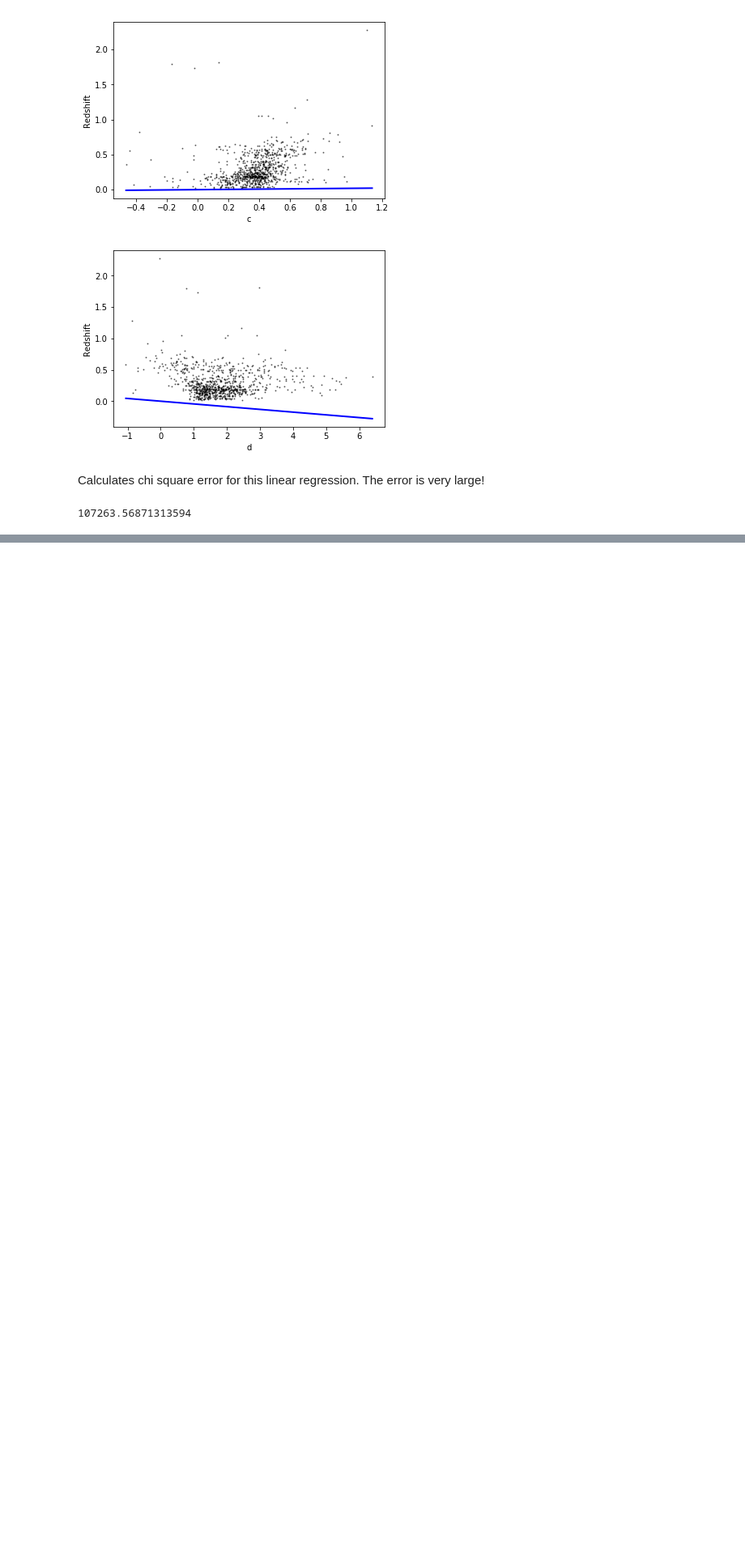
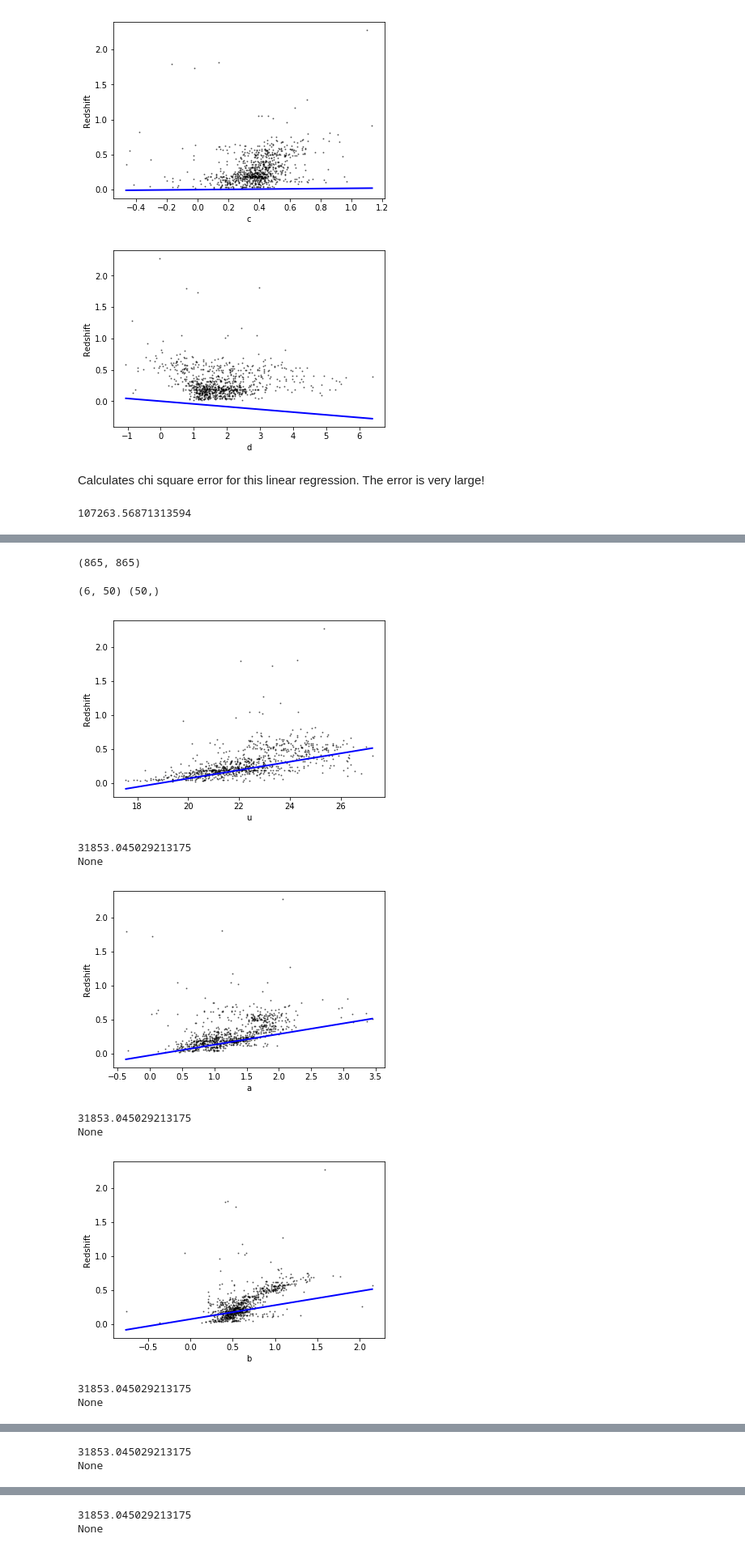
Before and after one commit to marin-hyatt/redshift_data_project, a Jupyter notebook: Marin Hyatt Improved Machine Learning -- Magnitude Differences.ipynb, the cells around one changed output, grey strips where cells are left out. Shown at 81% size. Cells and saved outputs as stored; diff of their text form; code cells hidden in the pictures; blank space fills up the shorter version.

```diff
--- a/Marin Hyatt Improved Machine Learning -- Magnitude Differences.ipynb
+++ b/Marin Hyatt Improved Machine Learning -- Magnitude Differences.ipynb
@@ -188,0 +191,4 @@ chi_square_error(y, dumb_linreg(x_oops, reg.coef_[i], reg.intercept_))
+# %%
+A = np.hstack([x, np.array([np.ones(len(x))]).T]).T
+a = A.T
+result = np.linalg.lstsq(a, y)
@@ -188,0 +198,6 @@ chi_square_error(y, dumb_linreg(x_oops, reg.coef_[i], reg.intercept_))
+# %%
+coefficients = result[0]
+print(coefficients)
+intercepts = result[0][0]
+print(intercepts)
+print(np.shape(coefficients), np.shape(x))
@@ -188,0 +208,5 @@ chi_square_error(y, dumb_linreg(x_oops, reg.coef_[i], reg.intercept_))
+# %%
+a = A
+np_x_for_plotting_list = np.array([x_for_plotting(a, 0), x_for_plotting(a, 1), x_for_plotting(a, 2), \
+                          x_for_plotting(a, 3), x_for_plotting(a, 4)])
+np_x_for_graph = np.hstack([np_x_for_plotting_list.T, np.array([np.ones(len(np_x_for_plotting_list.T))]).T])
@@ -188,0 +222,3 @@ chi_square_error(y, dumb_linreg(x_oops, reg.coef_[i], reg.intercept_))
+# %%
+y_for_graph = np.dot(coefficients, np_x_for_graph.T)
+print(np.shape(np_x_for_graph.T), np.shape(coefficients))
@@ -188,0 +227,32 @@ chi_square_error(y, dumb_linreg(x_oops, reg.coef_[i], reg.intercept_))
+# %%
+len(y), len(np.dot(coefficients, A))
+# %% [output]
+(865, 865)
+# %%
+print(np.shape(np_x_for_graph.T), np.shape(y_for_graph))
+# %% [output]
+(6, 50) (50,)
+# %%
+chi_square_error_list = []
+for i in range(len(x_names)):
+    name = x_names[i]
+
+    intermediate = np_x_for_graph.T[i] * coefficients[i]# + coefficients[-1]
+
+    plt.scatter(x[name], y, color='black',s=1, alpha=0.5)
+    plt.plot(np_x_for_graph.T[i], y_for_graph, color='blue', linewidth = 2)
+    plt.xlabel(name)
+    plt.ylabel("Redshift")
+    plt.show()
+
+    print(chi_square_error(y, np.dot(coefficients, A)))
+# %% [output]
+[figure, added]
+31853.045029213175
+None
+[figure, added]
+31853.045029213175
+None
+[figure, added]
+31853.045029213175
+None
@@ -188,0 +260,2 @@ chi_square_error(y, dumb_linreg(x_oops, reg.coef_[i], reg.intercept_))
+31853.045029213175
+None
@@ -188,0 +263,2 @@ chi_square_error(y, dumb_linreg(x_oops, reg.coef_[i], reg.intercept_))
+31853.045029213175
+None
```
Also changed, not shown: parts of 7 cells of this notebook.
